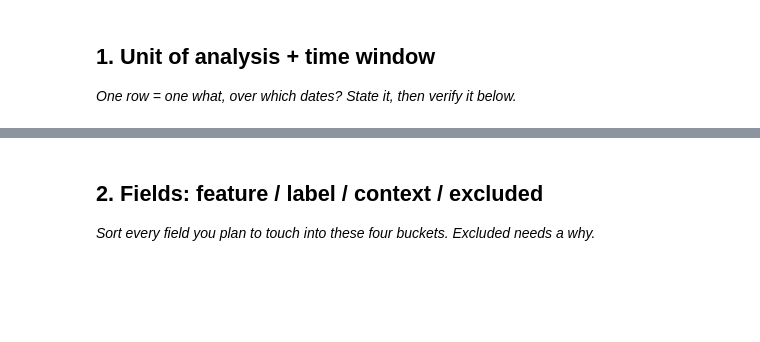
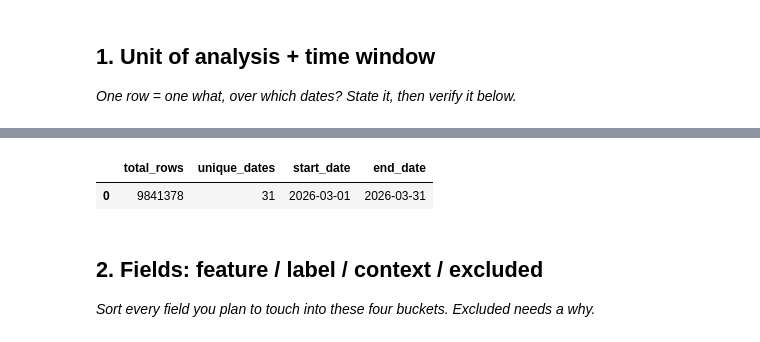
Before and after one commit to itz-me-sree/flyrank-ml-internship, a Jupyter notebook: work/notebooks/w03_data_contract.ipynb, the cells around one changed output, grey strips where cells are left out. Saved outputs shown, nothing was run; the diff lists cells and outputs as text; code cells hidden in the pictures; blank space fills up the shorter version.

```diff
--- a/work/notebooks/w03_data_contract.ipynb
+++ b/work/notebooks/w03_data_contract.ipynb
@@ -13,6 +96,20 @@ This skeleton is yours to fill. Work the sections **in order** — each one has
 # %%
 # This cell is for CODE (numbers, a query, a check).
 # Write your text answer in the cell ABOVE this one — typing sentences here breaks Run All.
+
+con.sql("""
+SELECT
+    COUNT(*) AS total_rows,
+    COUNT(DISTINCT report_date) AS unique_dates,
+    MIN(report_date) AS start_date,
+    MAX(report_date) AS end_date
+FROM read_parquet(
+'hf://datasets/FlyRank/internship-warehouse/fact_content_daily_performance/month=2026-03/*.parquet'
+)
+""").df()
+# %% [output]
+|  | total_rows | unique_dates | start_date | end_date |
+| 0 | 9841378 | 31 | 2026-03-01 | 2026-03-31 |
 # %% [markdown]
 ## 2. Fields: feature / label / context / excluded
 
```
Also changed, not shown: parts of 13 cells of this notebook.
